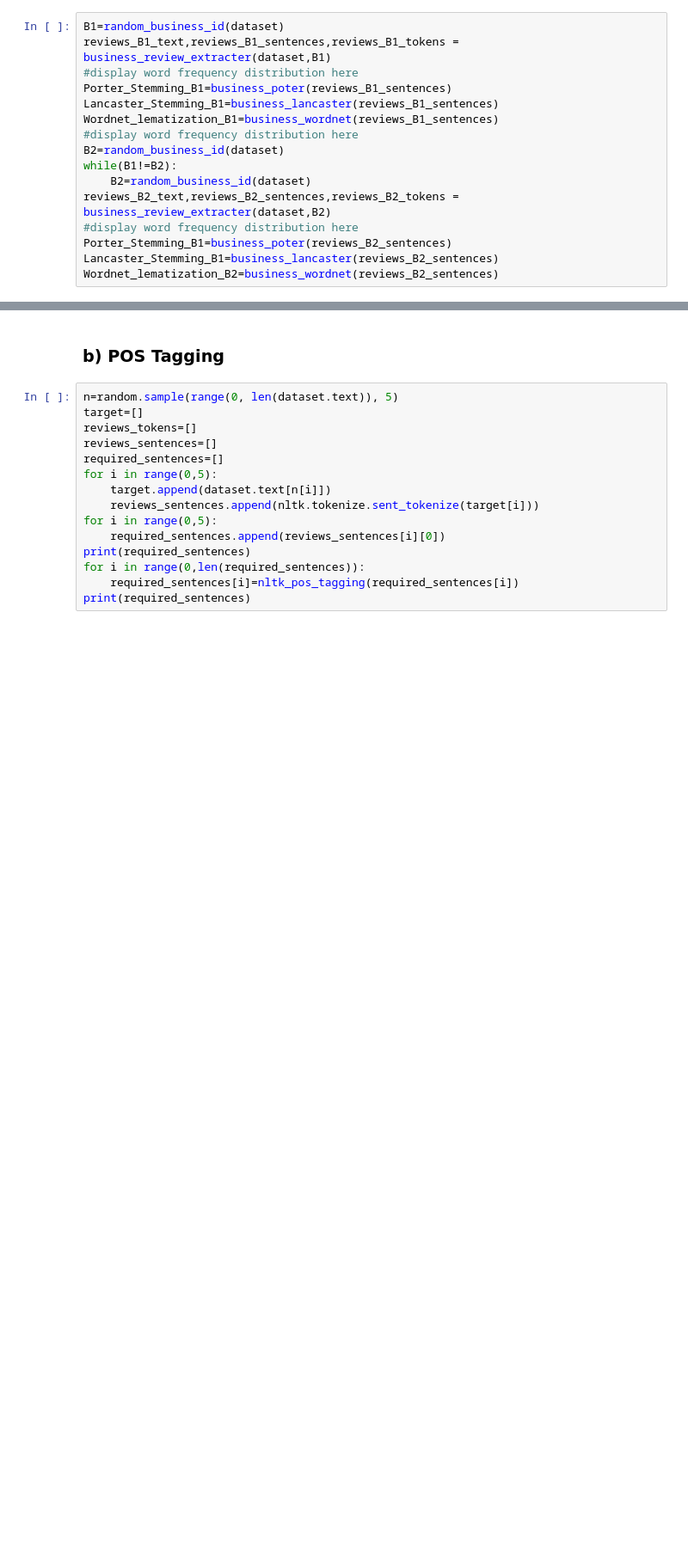
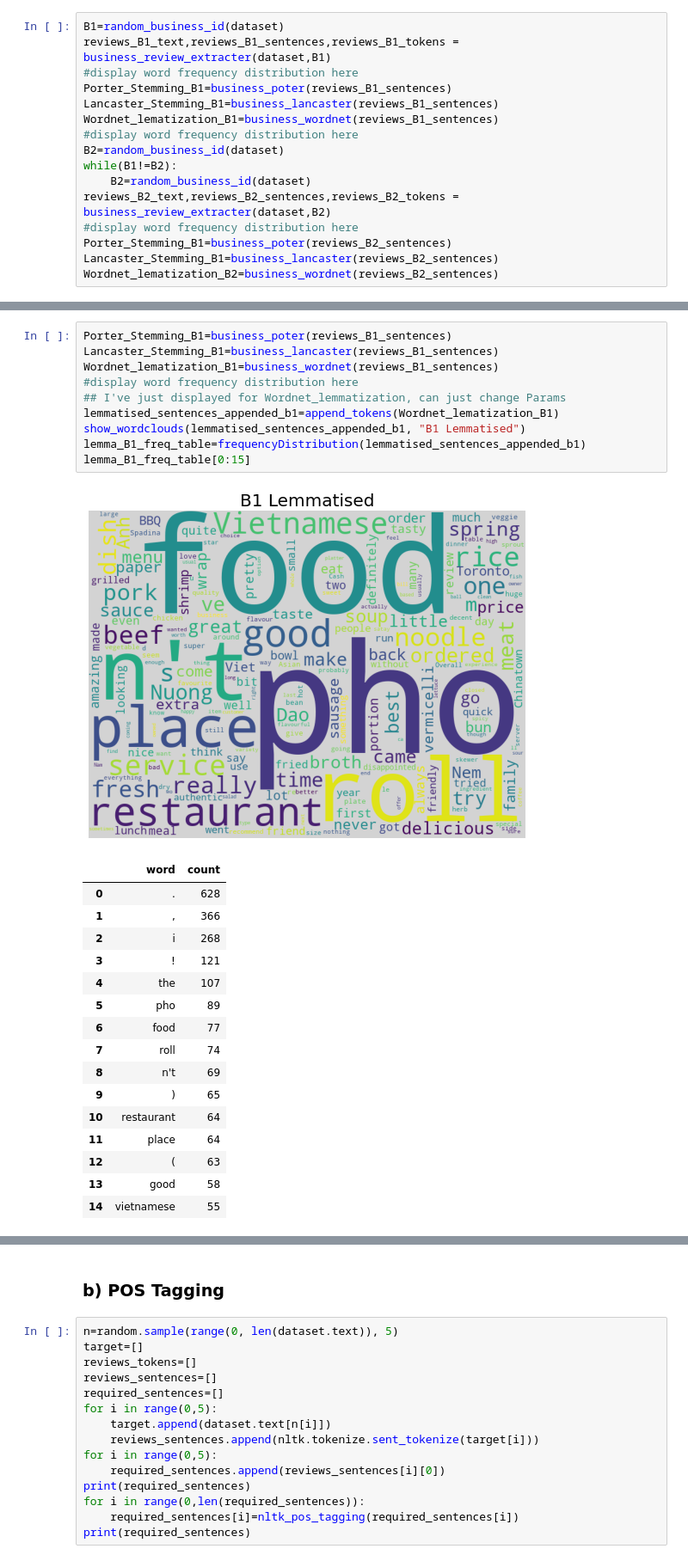
Before and after one commit to ABHISHEK03312/NLP-Assignment1, a Jupyter notebook: nlp-project1.ipynb, the cells around one changed output, grey strips where cells are left out. Shown at 86% size. Saved outputs shown, nothing was run; the diff lists cells and outputs as text; blank space fills up the shorter version.

```diff
--- a/nlp-project1.ipynb
+++ b/nlp-project1.ipynb
@@ -307,0 +391,28 @@ Wordnet_lematization_B2=business_wordnet(reviews_B2_sentences)
+# %%
+Porter_Stemming_B1=business_poter(reviews_B1_sentences)
+Lancaster_Stemming_B1=business_lancaster(reviews_B1_sentences)
+Wordnet_lematization_B1=business_wordnet(reviews_B1_sentences)
+#display word frequency distribution here
+## I've just displayed for Wordnet_lemmatization, can just change Params
+lemmatised_sentences_appended_b1=append_tokens(Wordnet_lematization_B1)
+show_wordclouds(lemmatised_sentences_appended_b1, "B1 Lemmatised")
+lemma_B1_freq_table=frequencyDistribution(lemmatised_sentences_appended_b1)
+lemma_B1_freq_table[0:15]
+# %% [output]
+[figure, added]
+|  | word | count |
+| 0 | . | 628 |
+| 1 | , | 366 |
+| 2 | i | 268 |
+| 3 | ! | 121 |
+| 4 | the | 107 |
+| 5 | pho | 89 |
+| 6 | food | 77 |
+| 7 | roll | 74 |
+| 8 | n't | 69 |
+| 9 | ) | 65 |
+| 10 | restaurant | 64 |
+| 11 | place | 64 |
+| 12 | ( | 63 |
+| 13 | good | 58 |
+| 14 | vietnamese | 55 |
```
Also changed, not shown: parts of 19 cells of this notebook.
